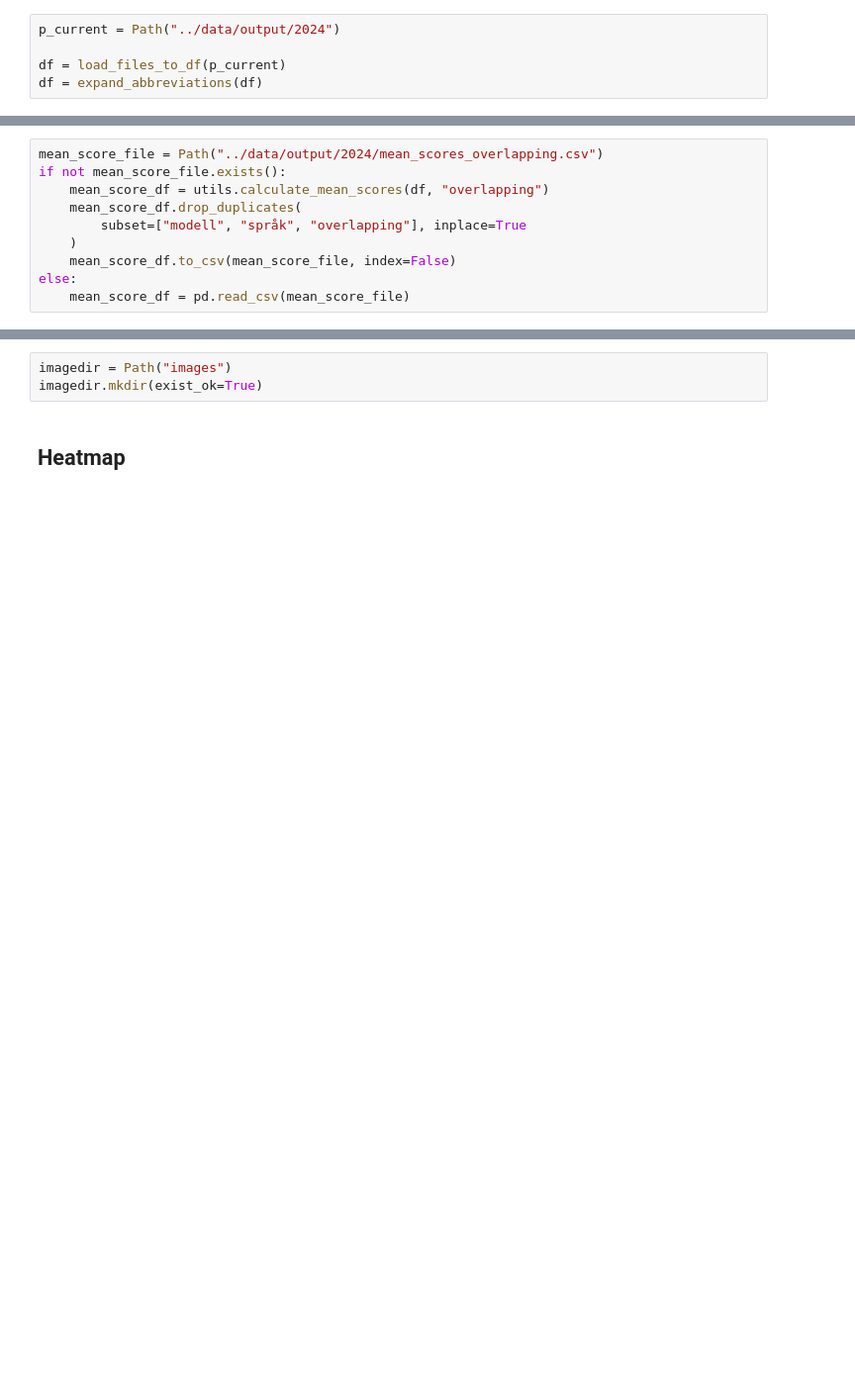
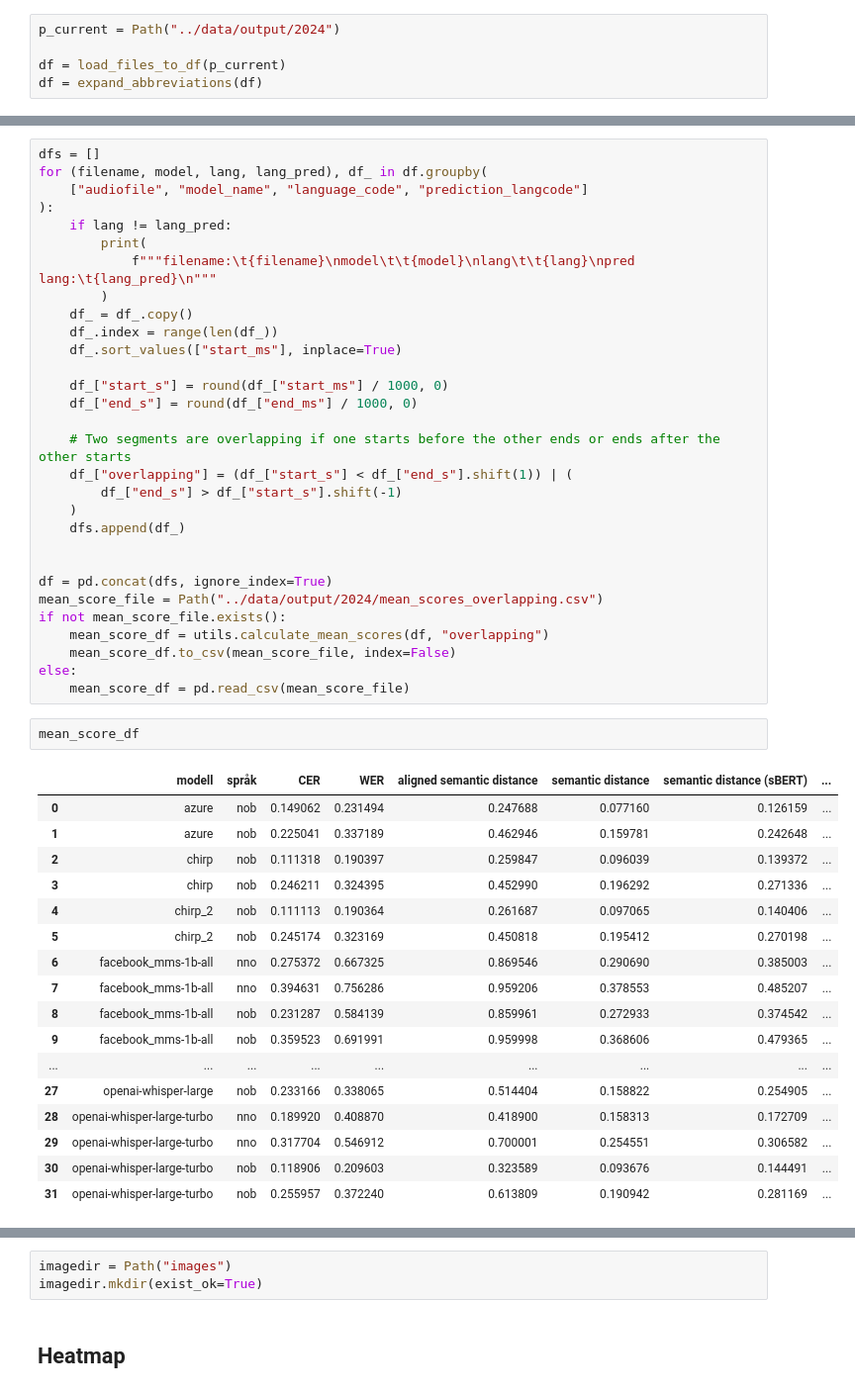
Before and after one commit to Sprakbanken/asr_eval, a Jupyter notebook: notebooks/overlappende_tale.ipynb, the cells around one changed output, grey strips where cells are left out. Shown at 99% size. Saved outputs shown, nothing was run; the diff lists cells and outputs as text; blank space fills up the shorter version.

Commit message:
Group dataframe before adding overlapping column

```diff
--- a/notebooks/overlappende_tale.ipynb
+++ b/notebooks/overlappende_tale.ipynb
@@ -46,10 +26,0 @@ df.overlapping.value_counts() / df.shape[0] * 100
-# %%
-mean_score_file = Path("../data/output/2024/mean_scores_overlapping.csv")
-if not mean_score_file.exists():
-    mean_score_df = utils.calculate_mean_scores(df, "overlapping")
-    mean_score_df.drop_duplicates(
-        subset=["modell", "språk", "overlapping"], inplace=True
-    )
-    mean_score_df.to_csv(mean_score_file, index=False)
-else:
-    mean_score_df = pd.read_csv(mean_score_file)
@@ -55,0 +36,50 @@ else:
+# %%
+dfs = []
+for (filename, model, lang, lang_pred), df_ in df.groupby(
+    ["audiofile", "model_name", "language_code", "prediction_langcode"]
+):
+    if lang != lang_pred:
+        print(
+            f"""filename:\t{filename}\nmodel\t\t{model}\nlang\t\t{lang}\npred lang:\t{lang_pred}\n"""
+        )
+    df_ = df_.copy()
+    df_.index = range(len(df_))
+    df_.sort_values(["start_ms"], inplace=True)
+
+    df_["start_s"] = round(df_["start_ms"] / 1000, 0)
+    df_["end_s"] = round(df_["end_ms"] / 1000, 0)
+
+    # Two segments are overlapping if one starts before the other ends or ends after the other starts
+    df_["overlapping"] = (df_["start_s"] < df_["end_s"].shift(1)) | (
+        df_["end_s"] > df_["start_s"].shift(-1)
+    )
+    dfs.append(df_)
+
+
+df = pd.concat(dfs, ignore_index=True)
+mean_score_file = Path("../data/output/2024/mean_scores_overlapping.csv")
+if not mean_score_file.exists():
+    mean_score_df = utils.calculate_mean_scores(df, "overlapping")
+    mean_score_df.to_csv(mean_score_file, index=False)
+else:
+    mean_score_df = pd.read_csv(mean_score_file)
+# %%
+mean_score_df
+# %% [output]
+|  | modell | språk | CER | WER | aligned semantic distance | semantic distance | semantic distance (sBERT) | ... |
+| 0 | azure | nob | 0.149062 | 0.231494 | 0.247688 | 0.077160 | 0.126159 | ... |
+| 1 | azure | nob | 0.225041 | 0.337189 | 0.462946 | 0.159781 | 0.242648 | ... |
+| 2 | chirp | nob | 0.111318 | 0.190397 | 0.259847 | 0.096039 | 0.139372 | ... |
+| 3 | chirp | nob | 0.246211 | 0.324395 | 0.452990 | 0.196292 | 0.271336 | ... |
+| 4 | chirp_2 | nob | 0.111113 | 0.190364 | 0.261687 | 0.097065 | 0.140406 | ... |
+| 5 | chirp_2 | nob | 0.245174 | 0.323169 | 0.450818 | 0.195412 | 0.270198 | ... |
+| 6 | facebook_mms-1b-all | nno | 0.275372 | 0.667325 | 0.869546 | 0.290690 | 0.385003 | ... |
+| 7 | facebook_mms-1b-all | nno | 0.394631 | 0.756286 | 0.959206 | 0.378553 | 0.485207 | ... |
+| 8 | facebook_mms-1b-all | nob | 0.231287 | 0.584139 | 0.859961 | 0.272933 | 0.374542 | ... |
+| 9 | facebook_mms-1b-all | nob | 0.359523 | 0.691991 | 0.959998 | 0.368606 | 0.479365 | ... |
+| ... | ... | ... | ... | ... | ... | ... | ... | ... |
+| 27 | openai-whisper-large | nob | 0.233166 | 0.338065 | 0.514404 | 0.158822 | 0.254905 | ... |
+| 28 | openai-whisper-large-turbo | nno | 0.189920 | 0.408870 | 0.418900 | 0.158313 | 0.172709 | ... |
+| 29 | openai-whisper-large-turbo | nno | 0.317704 | 0.546912 | 0.700001 | 0.254551 | 0.306582 | ... |
+| 30 | openai-whisper-large-turbo | nob | 0.118906 | 0.209603 | 0.323589 | 0.093676 | 0.144491 | ... |
+| 31 | openai-whisper-large-turbo | nob | 0.255957 | 0.372240 | 0.613809 | 0.190942 | 0.281169 | ... |
```
Also changed, not shown: parts of 8 cells of this notebook, 4 other files.
